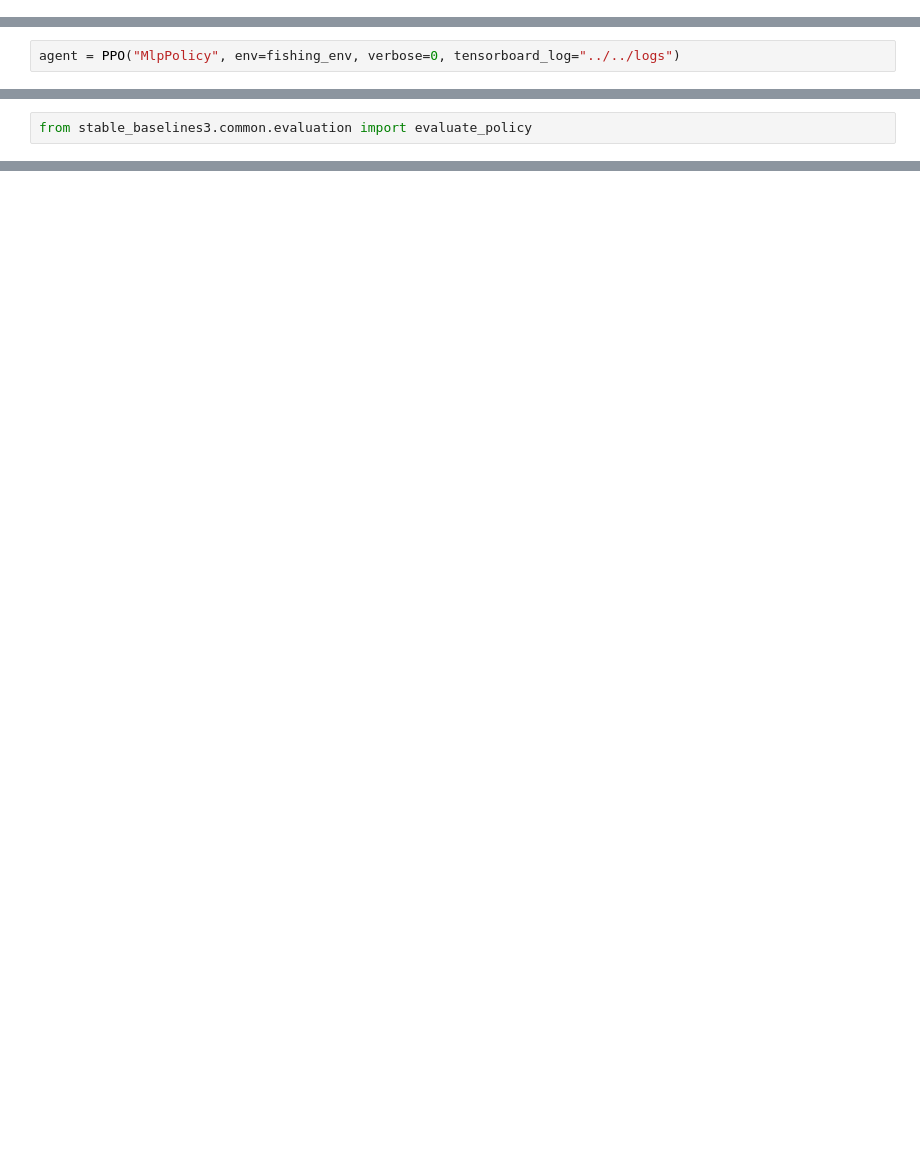
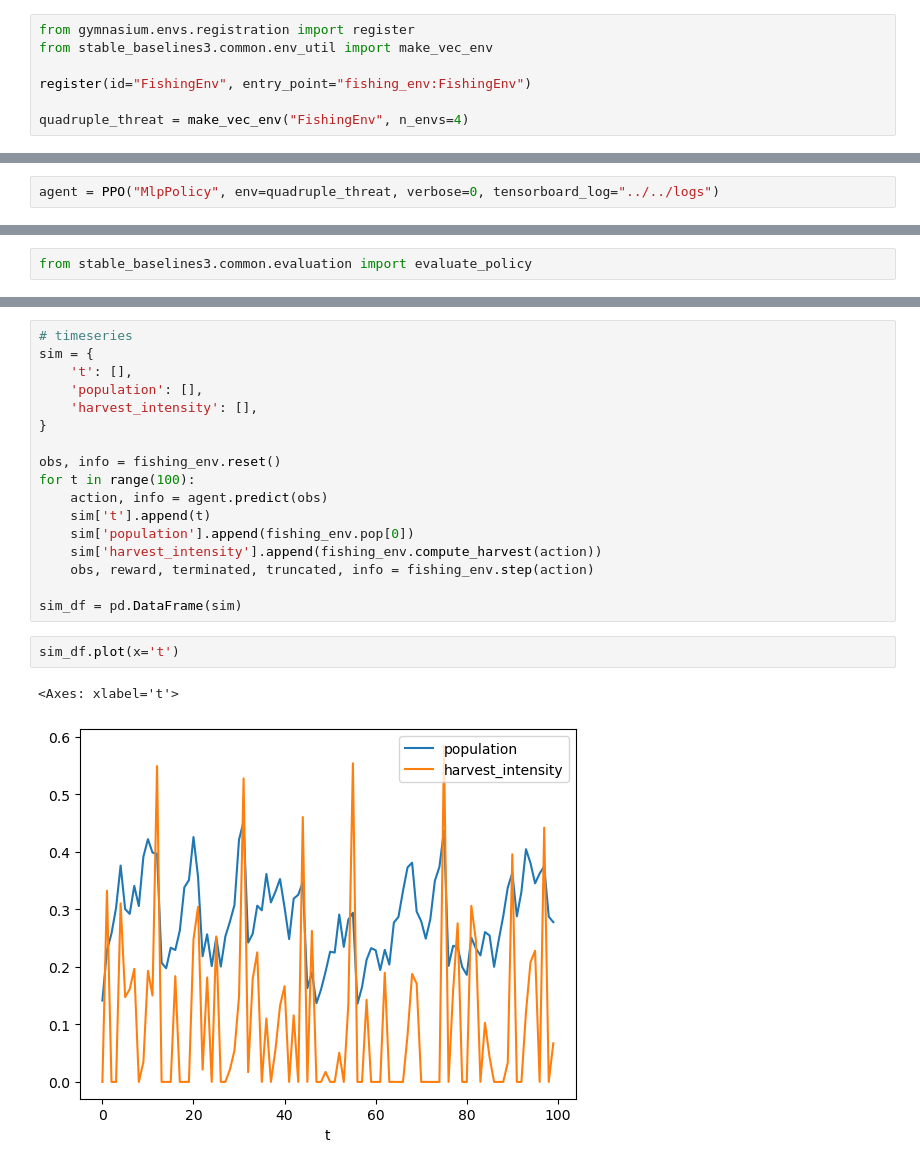
Before and after one commit to felimomo/EcologicalRL, a Jupyter notebook: Workflow.ipynb, the cells around one changed output, grey strips where cells are left out. Saved outputs shown, nothing was run; the diff lists cells and outputs as text; blank space fills up the shorter version.

```diff
--- a/Workflow.ipynb
+++ b/Workflow.ipynb
@@ -50,0 +72,7 @@ from stable_baselines3 import PPO
+# %%
+from gymnasium.envs.registration import register
+from stable_baselines3.common.env_util import make_vec_env
+
+register(id="FishingEnv", entry_point="fishing_env:FishingEnv")
+
+quadruple_threat = make_vec_env("FishingEnv", n_envs=4)
@@ -51,5 +81,5 @@ from stable_baselines3 import PPO
 # %%
-agent = PPO("MlpPolicy", env=fishing_env, verbose=0, tensorboard_log="../../logs")
+agent = PPO("MlpPolicy", env=quadruple_threat, verbose=0, tensorboard_log="../../logs")
 # %%
 agent.learn(total_timesteps = 1_000_000, progress_bar=True)
 # %% [output]
@@ -89,0 +128,22 @@ pd.DataFrame({
+# %%
+# timeseries
+sim = {
+    't': [],
+    'population': [],
+    'harvest_intensity': [],
+}
+
+obs, info = fishing_env.reset()
+for t in range(100):
+    action, info = agent.predict(obs)
+    sim['t'].append(t)
+    sim['population'].append(fishing_env.pop[0])
+    sim['harvest_intensity'].append(fishing_env.compute_harvest(action))
+    obs, reward, terminated, truncated, info = fishing_env.step(action)
+
+sim_df = pd.DataFrame(sim)
+# %%
+sim_df.plot(x='t')
+# %% [output]
+<Axes: xlabel='t'>
+[figure, added]
```
Also changed, not shown: parts of 17 cells of this notebook.
